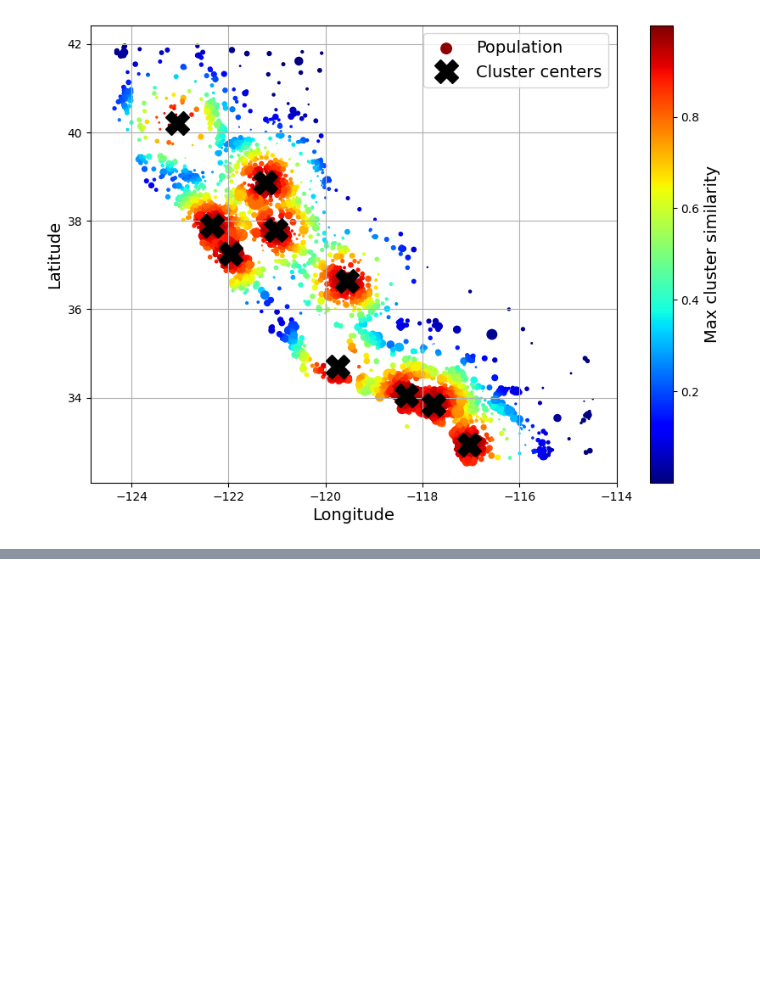
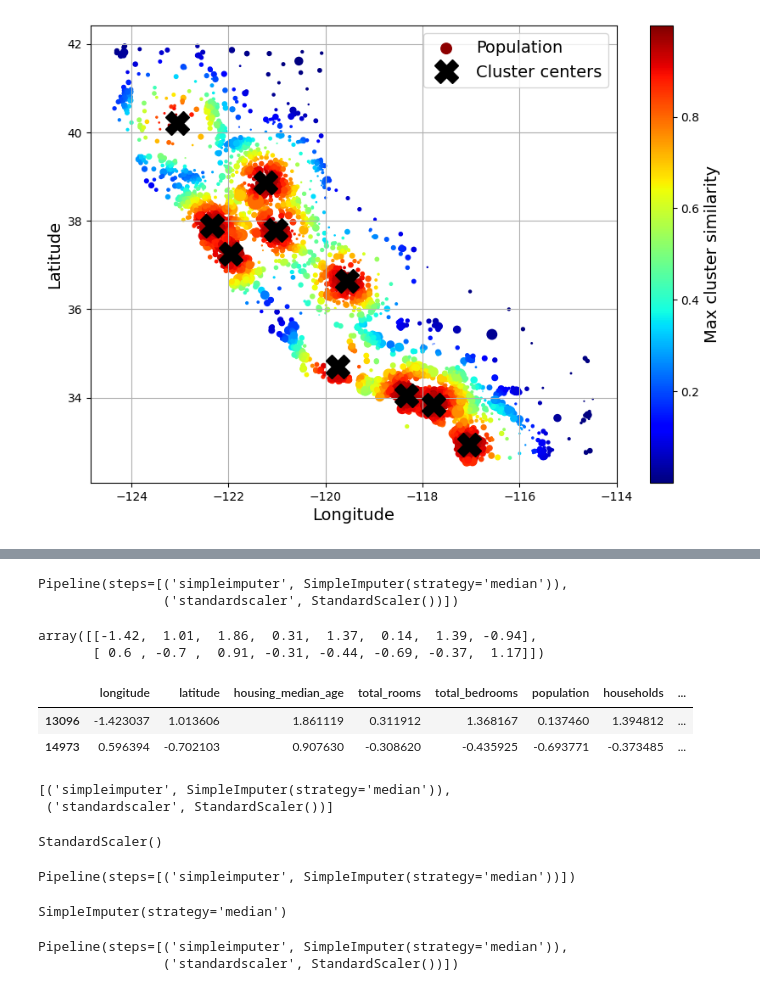
Before and after one commit to Saifullah785/hands-on-ml-notes-practice, a Jupyter notebook: chapter_02_end_to_end_machine_learning_project.ipynb, the cells around one changed output, grey strips where cells are left out. Saved outputs shown, nothing was run; the diff lists cells and outputs as text; code cells hidden in the pictures; blank space fills up the shorter version.

Commit message:
Created using Colab while reading and practicing about transformation using Pipeline in chapter 02 end to end machine learning project

```diff
--- a/chapter_02_end_to_end_machine_learning_project.ipynb
+++ b/chapter_02_end_to_end_machine_learning_project.ipynb
@@ -1132,0 +1154,26 @@ plt.legend()
+# %%
+from sklearn.pipeline import make_pipeline
+
+# Create a pipeline for numerical features using make_pipeline for conciseness
+num_pipeline = make_pipeline(SimpleImputer(strategy="median"),
+                            StandardScaler())
+# %%
+from sklearn import set_config
+
+# Set the display configuration for scikit-learn pipelines to 'diagram' for visualization
+set_config(display='diagram')
+
+# Display the numerical pipeline
+num_pipeline
+# %% [output]
+Pipeline(steps=[('simpleimputer', SimpleImputer(strategy='median')),
+                ('standardscaler', StandardScaler())])
+# %%
+# Fit and transform the numerical housing data using the numerical pipeline
+housing_num_prepared = num_pipeline.fit_transform(housing_num)
+
+# Display the first 2 rows of the prepared numerical data, rounded to 2 decimal places
+housing_num_prepared[:2].round(2)
+# %% [output]
+array([[-1.42,  1.01,  1.86,  0.31,  1.37,  0.14,  1.39, -0.94],
+       [ 0.6 , -0.7 ,  0.91, -0.31, -0.44, -0.69, -0.37,  1.17]])
@@ -1132,0 +1225,39 @@ plt.legend()
+# %%
+# Create a pandas DataFrame from the prepared numerical data with feature names from the pipeline and original index
+df_housing_num_prepared = pd.DataFrame(
+    housing_num_prepared, columns=num_pipeline.get_feature_names_out(),
+    index=housing_num.index)
+# %%
+# Display the head of the prepared numerical DataFrame
+df_housing_num_prepared.head(2)
+# %% [output]
+|  | longitude | latitude | housing_median_age | total_rooms | total_bedrooms | population | households | ... |
+| 13096 | -1.423037 | 1.013606 | 1.861119 | 0.311912 | 1.368167 | 0.137460 | 1.394812 | ... |
+| 14973 | 0.596394 | -0.702103 | 0.907630 | -0.308620 | -0.435925 | -0.693771 | -0.373485 | ... |
+# %%
+# Display the steps in the numerical pipeline
+num_pipeline.steps
+# %% [output]
+[('simpleimputer', SimpleImputer(strategy='median')),
+ ('standardscaler', StandardScaler())]
+# %%
+# Access the second step (StandardScaler) in the numerical pipeline
+num_pipeline[1]
+# %% [output]
+StandardScaler()
+# %%
+# Access all steps except the last one in the numerical pipeline
+num_pipeline[:-1]
+# %% [output]
+Pipeline(steps=[('simpleimputer', SimpleImputer(strategy='median'))])
+# %%
+# Access the 'simpleimputer' step in the numerical pipeline by name
+num_pipeline.named_steps["simpleimputer"]
+# %% [output]
+SimpleImputer(strategy='median')
+# %%
+# Set the strategy parameter of the 'simpleimputer' step in the numerical pipeline
+num_pipeline.set_params(simpleimputer__strategy="median")
+# %% [output]
+Pipeline(steps=[('simpleimputer', SimpleImputer(strategy='median')),
+                ('standardscaler', StandardScaler())])
```
Also changed, not shown: parts of 22 cells of this notebook.
